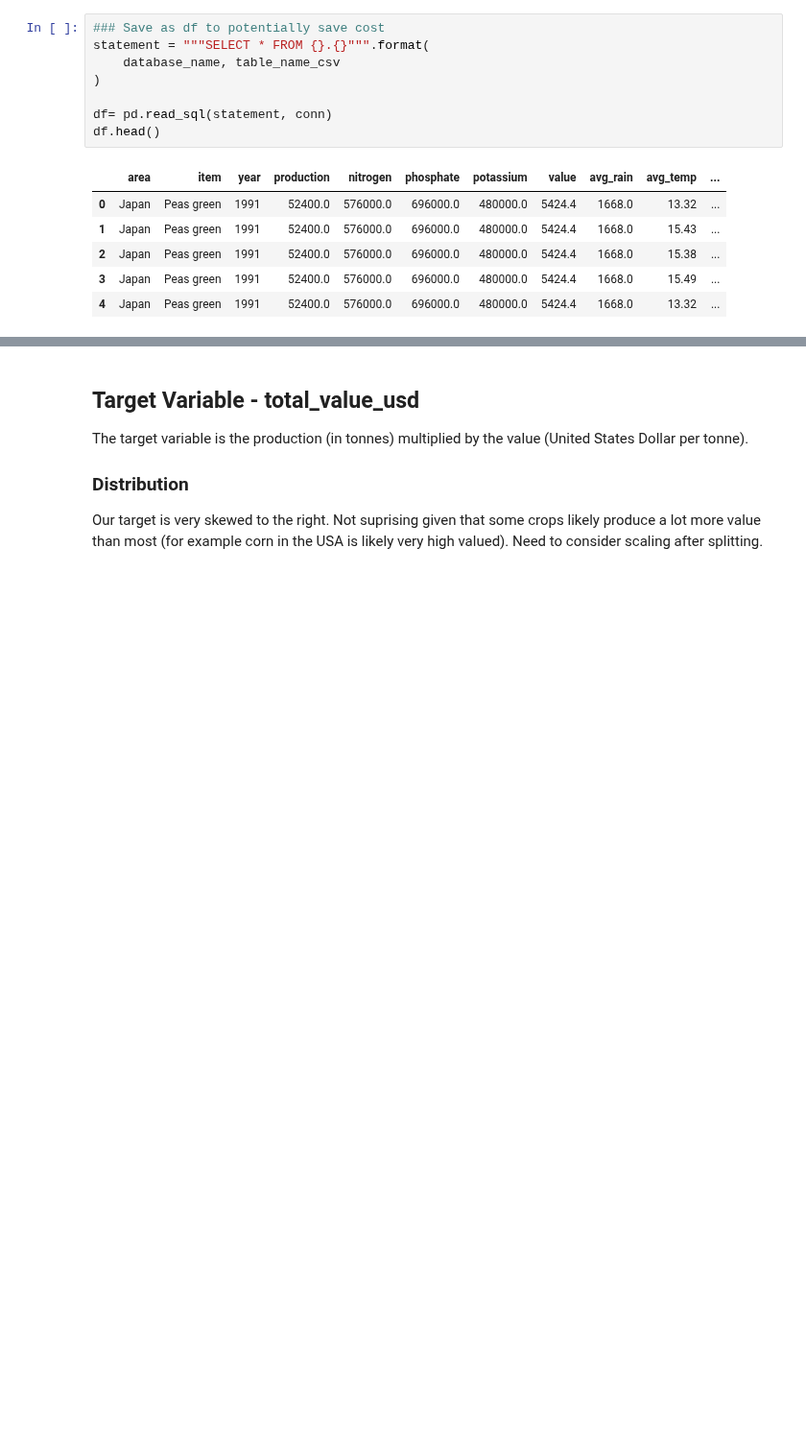
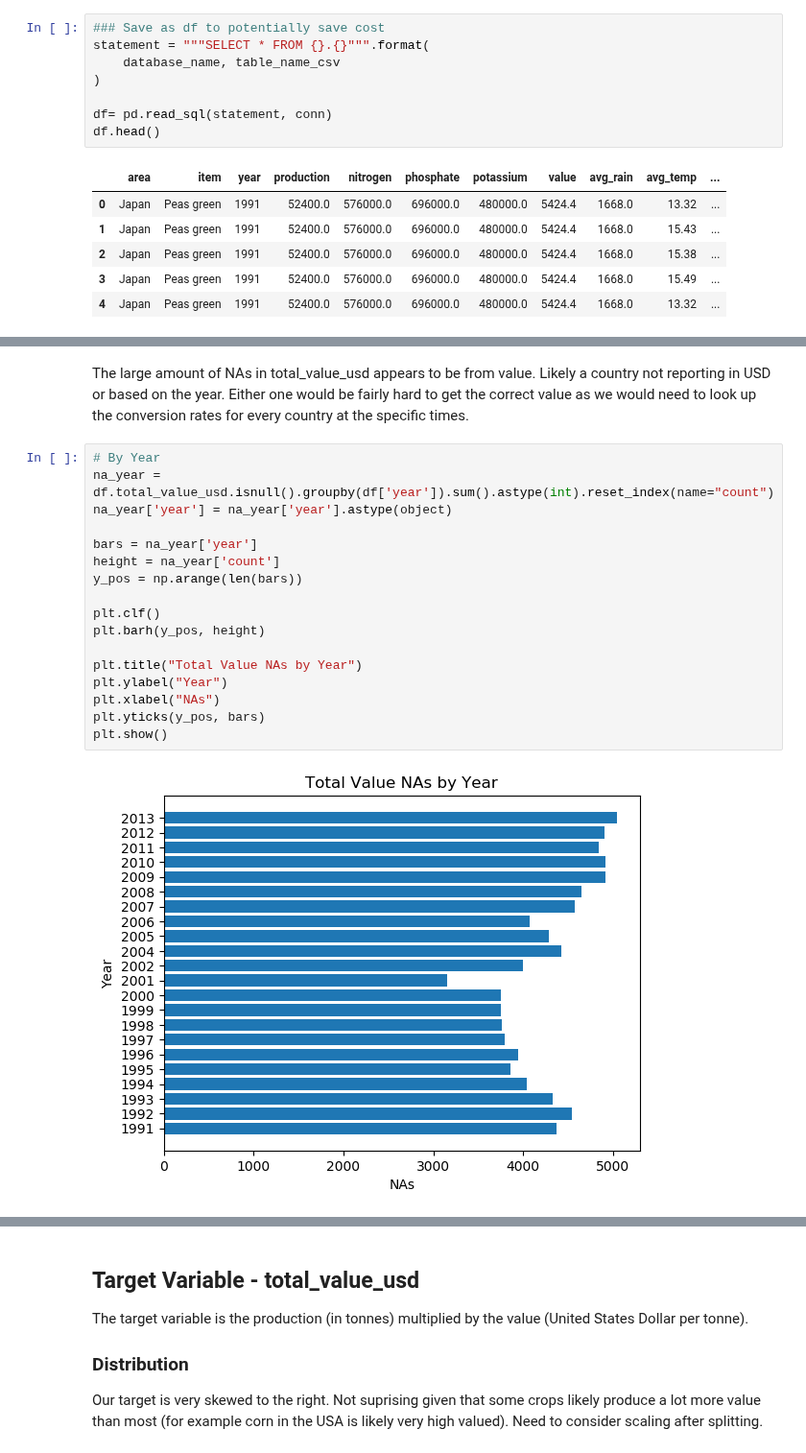
Before and after one commit to hunterblum/CloudFinal-Team1, a Jupyter notebook: Cloud_Team1.ipynb, the cells around one changed output, grey strips where cells are left out. Shown at 96% size. Cells and saved outputs as stored; diff of their text form; blank space fills up the shorter version.

```diff
--- a/Cloud_Team1.ipynb
+++ b/Cloud_Team1.ipynb
@@ -161,0 +185,21 @@ df.head()
+# %% [markdown]
+The large amount of NAs in total_value_usd appears to be from value. Likely a country not reporting in USD or based on the year. Either one would be fairly hard to get the correct value as we would need to look up the conversion rates for every country at the specific times.
+# %%
+# By Year
+na_year = df.total_value_usd.isnull().groupby(df['year']).sum().astype(int).reset_index(name="count")
+na_year['year'] = na_year['year'].astype(object)
+
+bars = na_year['year']
+height = na_year['count']
+y_pos = np.arange(len(bars))
+
+plt.clf()
+plt.barh(y_pos, height)
+
+plt.title("Total Value NAs by Year")
+plt.ylabel("Year")
+plt.xlabel("NAs")
+plt.yticks(y_pos, bars)
+plt.show()
+# %% [output]
+[figure, added]
```
Also changed, not shown: parts of 15 cells of this notebook.
